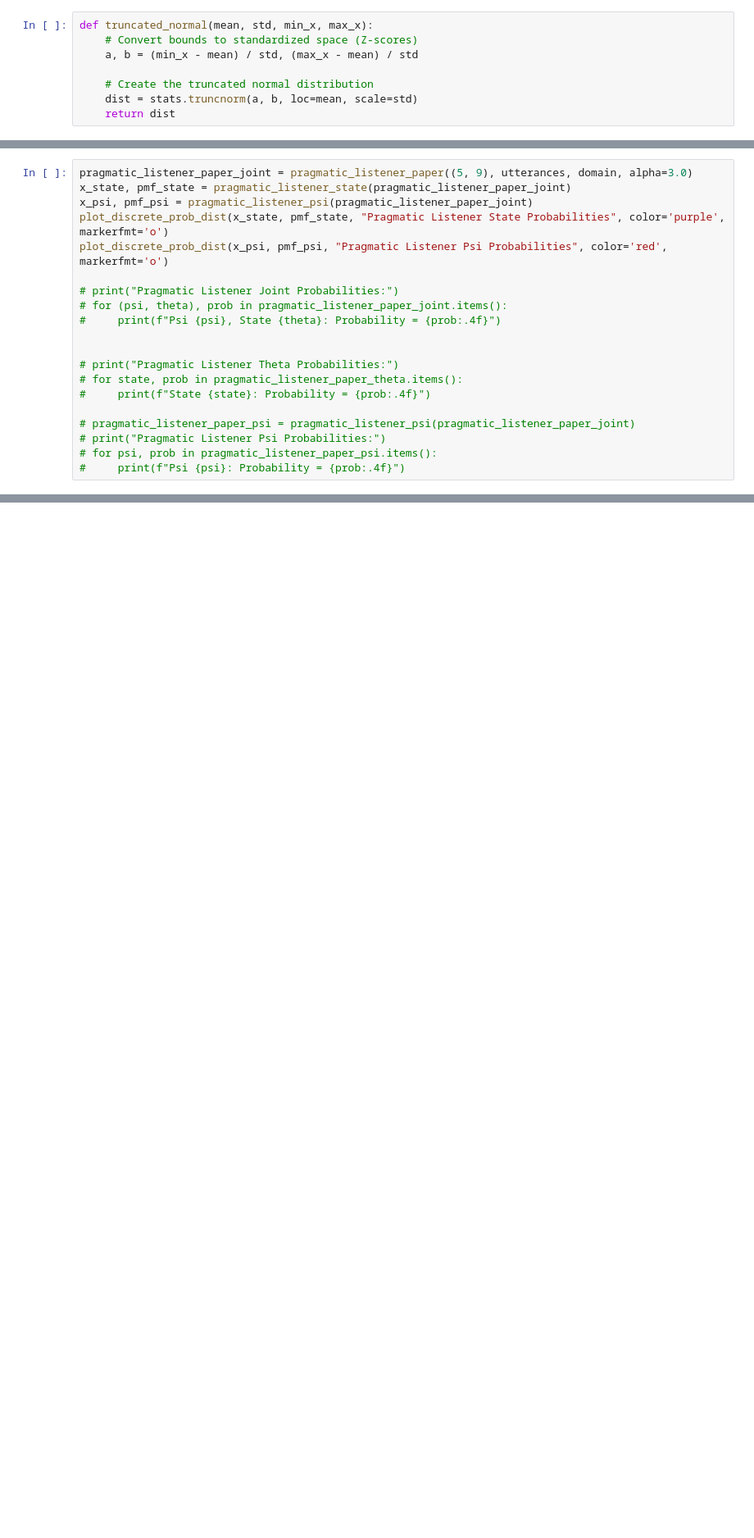
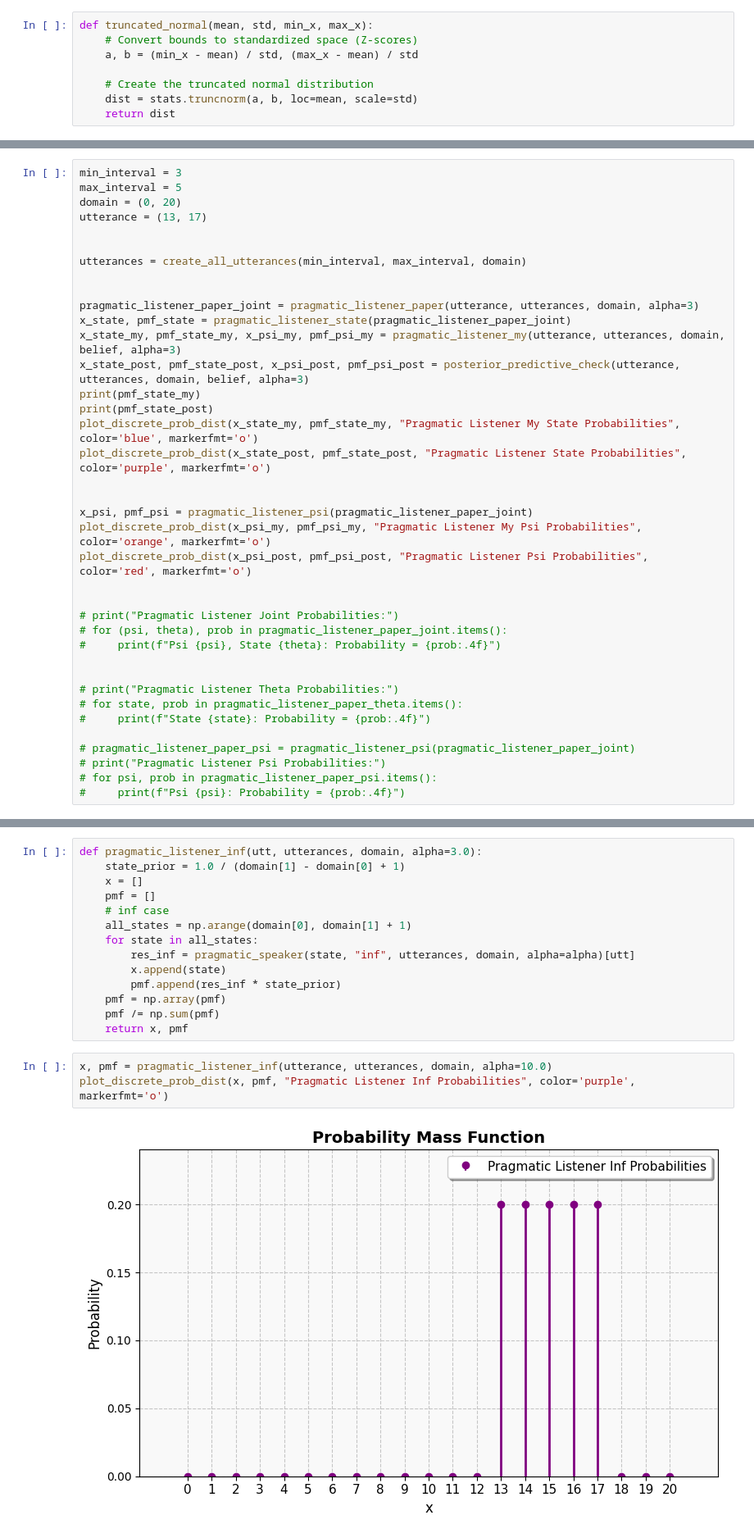
Before and after one commit to keremoner/argumentative-awareness, a Jupyter notebook: trial.ipynb, the cells around one changed output, grey strips where cells are left out. Shown at 82% size. Cells and saved outputs as stored; diff of their text form; blank space fills up the shorter version.

```diff
--- a/trial.ipynb
+++ b/trial.ipynb
@@ -325,9 +506,27 @@ def pragmatic_listener_my(utt, utterances, domain, psi_prior, belief alpha=3.0):
 # %%
-pragmatic_listener_paper_joint = pragmatic_listener_paper((5, 9), utterances, domain, alpha=3.0)
+min_interval = 3
+max_interval = 5
+domain = (0, 20)
+utterance = (13, 17)
+
+
+utterances = create_all_utterances(min_interval, max_interval, domain)
+
+
+pragmatic_listener_paper_joint = pragmatic_listener_paper(utterance, utterances, domain, alpha=3)
 x_state, pmf_state = pragmatic_listener_state(pragmatic_listener_paper_joint)
+x_state_my, pmf_state_my, x_psi_my, pmf_psi_my = pragmatic_listener_my(utterance, utterances, domain, belief, alpha=3)
+x_state_post, pmf_state_post, x_psi_post, pmf_psi_post = posterior_predictive_check(utterance, utterances, domain, belief, alpha=3)
+print(pmf_state_my)
+print(pmf_state_post)
+plot_discrete_prob_dist(x_state_my, pmf_state_my, "Pragmatic Listener My State Probabilities", color='blue', markerfmt='o')
+plot_discrete_prob_dist(x_state_post, pmf_state_post, "Pragmatic Listener State Probabilities", color='purple', markerfmt='o')
+
+
 x_psi, pmf_psi = pragmatic_listener_psi(pragmatic_listener_paper_joint)
-plot_discrete_prob_dist(x_state, pmf_state, "Pragmatic Listener State Probabilities", color='purple', markerfmt='o')
-plot_discrete_prob_dist(x_psi, pmf_psi, "Pragmatic Listener Psi Probabilities", color='red', markerfmt='o')
+plot_discrete_prob_dist(x_psi_my, pmf_psi_my, "Pragmatic Listener My Psi Probabilities", color='orange', markerfmt='o')
+plot_discrete_prob_dist(x_psi_post, pmf_psi_post, "Pragmatic Listener Psi Probabilities", color='red', markerfmt='o')
+
 
 # print("Pragmatic Listener Joint Probabilities:")
 # for (psi, theta), prob in pragmatic_listener_paper_joint.items():
@@ -348,0 +630,19 @@ TypeError: unsupported operand type(s) for -: 'str' and 'str'
+# %%
+def pragmatic_listener_inf(utt, utterances, domain, alpha=3.0):
+    state_prior = 1.0 / (domain[1] - domain[0] + 1)
+    x = []
+    pmf = []
+    # inf case
+    all_states = np.arange(domain[0], domain[1] + 1)
+    for state in all_states:
+        res_inf = pragmatic_speaker(state, "inf", utterances, domain, alpha=alpha)[utt]
+        x.append(state)
+        pmf.append(res_inf * state_prior)
+    pmf = np.array(pmf)
+    pmf /= np.sum(pmf)
+    return x, pmf
+# %%
+x, pmf = pragmatic_listener_inf(utterance, utterances, domain, alpha=10.0)
+plot_discrete_prob_dist(x, pmf, "Pragmatic Listener Inf Probabilities", color='purple', markerfmt='o')
+# %% [output]
+[figure, added]
```
Also changed, not shown: parts of 18 cells of this notebook, 6 other files.
